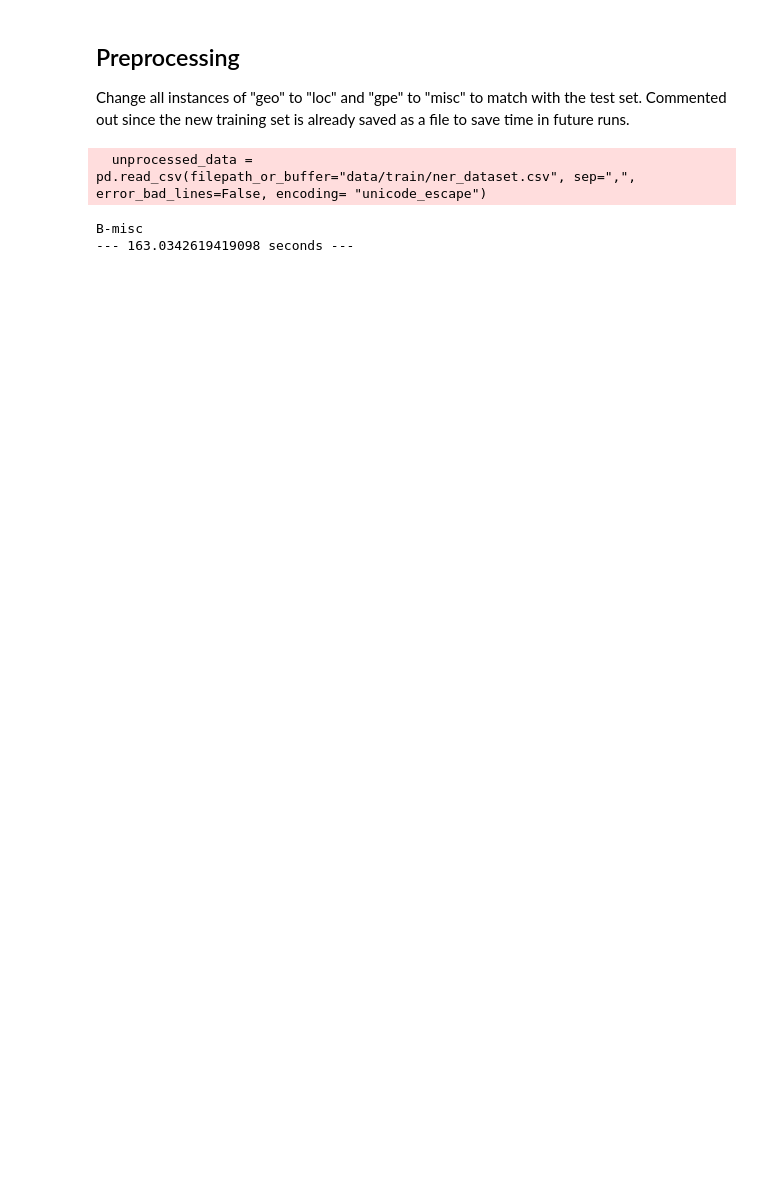
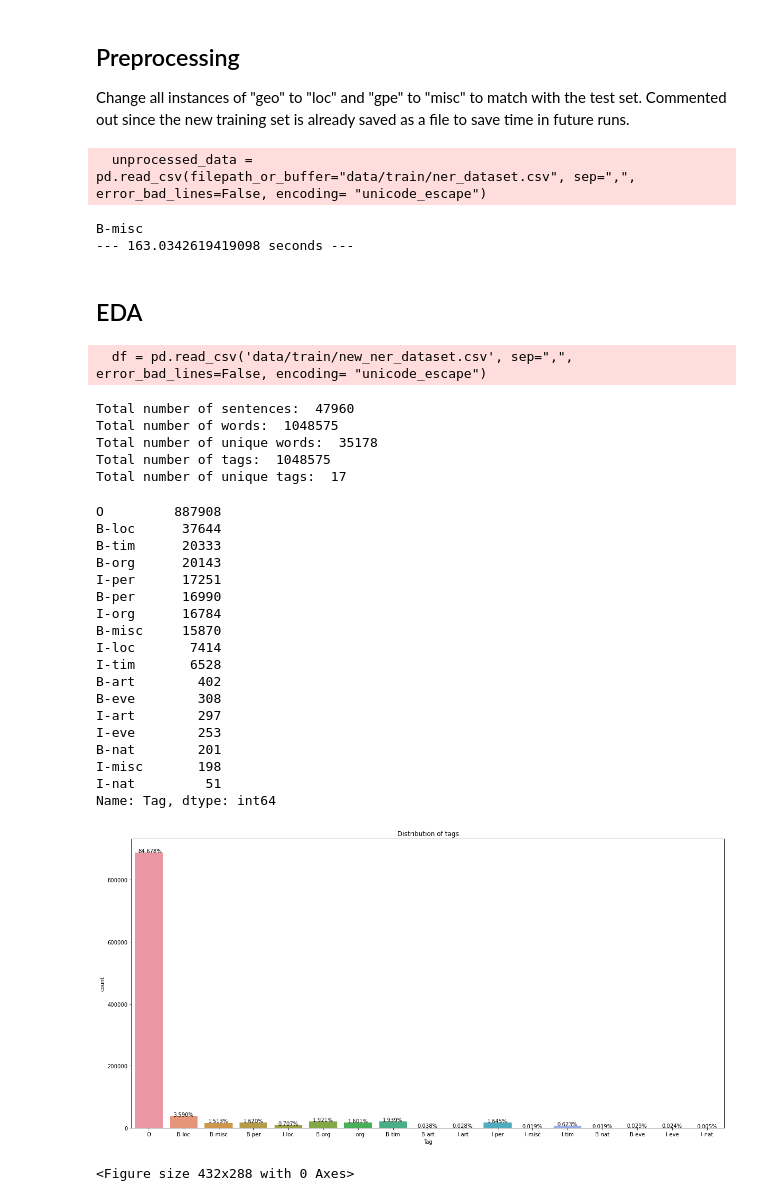
Before and after one commit to iremddemir/text-mining-project, a Jupyter notebook: NERC.ipynb, the cells around one changed output. Drawn from its saved outputs; the diff is of its cells as text; code cells hidden in the pictures; blank space fills up the shorter version.

```diff
--- a/NERC.ipynb
+++ b/NERC.ipynb
@@ -20,3 +32,60 @@ Commented out since the new training set is already saved as a file to save time
   unprocessed_data = pd.read_csv(filepath_or_buffer="data/train/ner_dataset.csv", sep=",", error_bad_lines=False, encoding= "unicode_escape")
 B-misc
 --- 163.0342619419098 seconds ---
+# %% [markdown]
+## EDA
+# %%
+df = pd.read_csv('data/train/new_ner_dataset.csv', sep=",", error_bad_lines=False, encoding= "unicode_escape")
+# %% [output]
+  df = pd.read_csv('data/train/new_ner_dataset.csv', sep=",", error_bad_lines=False, encoding= "unicode_escape")
+# %%
+# first insight into the data
+print("Total number of sentences: ", len(df["Sentence #"].unique()))
+
+print("Total number of words: ", len(df["Word"]))
+print("Total number of unique words: ", len(df["Word"].unique()))
+
+print("Total number of tags: ", len(df["Tag"]))
+print("Total number of unique tags: ", len(df["Tag"].unique()))
+# %% [output]
+Total number of sentences:  47960
+Total number of words:  1048575
+Total number of unique words:  35178
+Total number of tags:  1048575
+Total number of unique tags:  17
+# %%
+# more insight into the data
+print(df["Tag"].value_counts())
+
+# plot the distribution of the tags
+fig, ax = plt.subplots(figsize=(20,10))
+sns.countplot(x="Tag", data=df)
+# add counts and percentages to the plot
+for p in ax.patches:
+    ax.annotate('{:.3f}%'.format(100*p.get_height()/len(df)), (p.get_x()+0.1, p.get_height()+300))
+
+# set the title of the plot
+plt.title("Distribution of tags")
+plt.show()
+plt.savefig("figures/distribution_of_tags_barplot.png")
+# %% [output]
+O         887908
+B-loc      37644
+B-tim      20333
+B-org      20143
+I-per      17251
+B-per      16990
+I-org      16784
+B-misc     15870
+I-loc       7414
+I-tim       6528
+B-art        402
+B-eve        308
+I-art        297
+I-eve        253
+B-nat        201
+I-misc       198
+I-nat         51
+Name: Tag, dtype: int64
+[figure, added]
+<Figure size 432x288 with 0 Axes>
```
Also changed, not shown: parts of 11 cells of this notebook, 3 other files.
